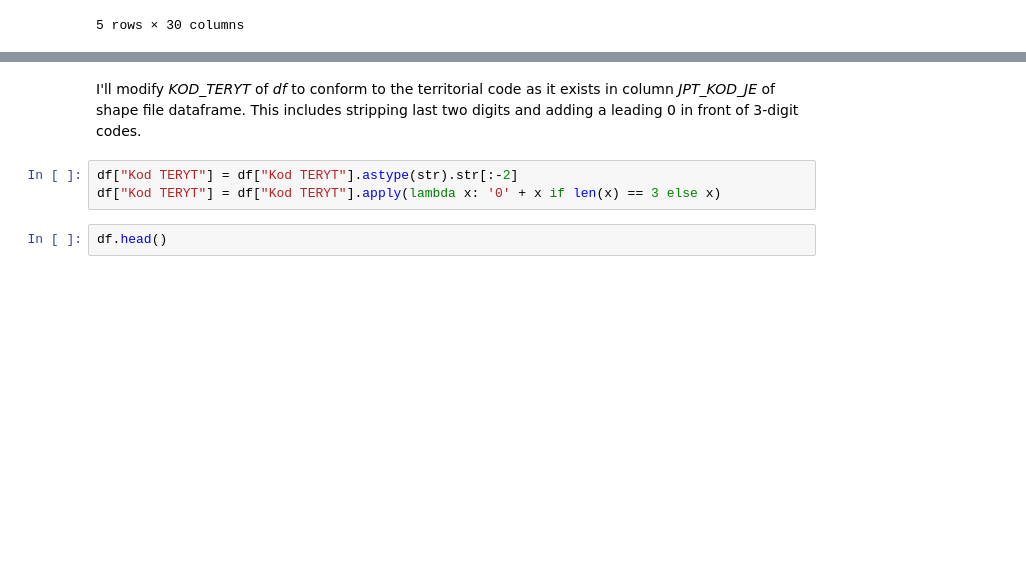
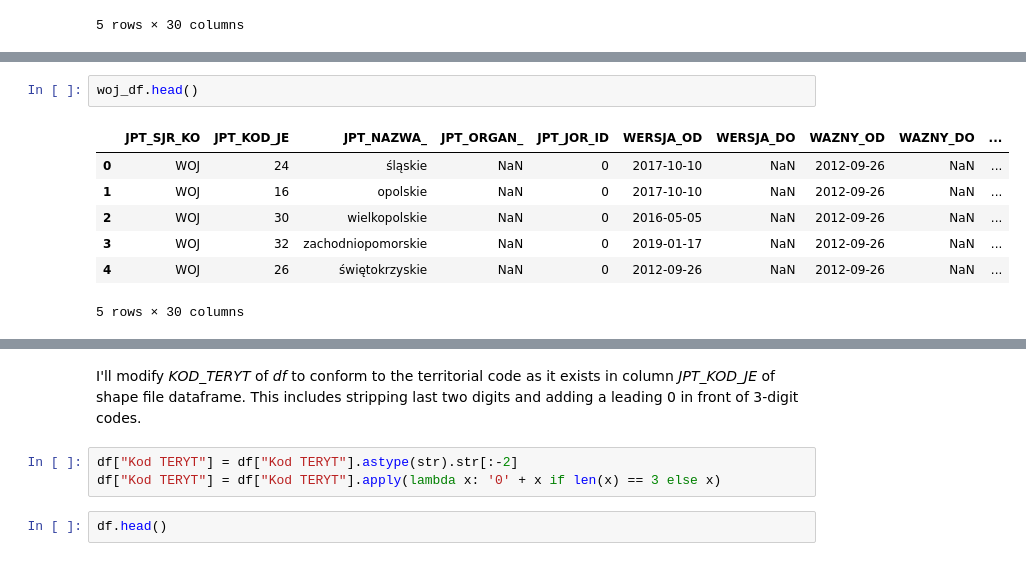
Before and after one commit to kurkowskiad/Data-visualisation, a Jupyter notebook: Parliamentary Elections Poland 2019/notebooks/parliamentary elections 2019.ipynb, the cells around one changed output, grey strips where cells are left out. Saved outputs shown, nothing was run; the diff lists cells and outputs as text; blank space fills up the shorter version.

```diff
--- a/Parliamentary Elections Poland 2019/notebooks/parliamentary elections 2019.ipynb
+++ b/Parliamentary Elections Poland 2019/notebooks/parliamentary elections 2019.ipynb
@@ -70,0 +82,10 @@ powiat_df.head()
+# %%
+woj_df.head()
+# %% [output]
+|  | JPT_SJR_KO | JPT_KOD_JE | JPT_NAZWA_ | JPT_ORGAN_ | JPT_JOR_ID | WERSJA_OD | WERSJA_DO | WAZNY_OD | WAZNY_DO | ... |
+| 0 | WOJ | 24 | śląskie | NaN | 0 | 2017-10-10 | NaN | 2012-09-26 | NaN | ... |
+| 1 | WOJ | 16 | opolskie | NaN | 0 | 2017-10-10 | NaN | 2012-09-26 | NaN | ... |
+| 2 | WOJ | 30 | wielkopolskie | NaN | 0 | 2016-05-05 | NaN | 2012-09-26 | NaN | ... |
+| 3 | WOJ | 32 | zachodniopomorskie | NaN | 0 | 2019-01-17 | NaN | 2012-09-26 | NaN | ... |
+| 4 | WOJ | 26 | świętokrzyskie | NaN | 0 | 2012-09-26 | NaN | 2012-09-26 | NaN | ... |
+5 rows × 30 columns
```
Also changed, not shown: parts of 3 cells of this notebook, 20 other files.
